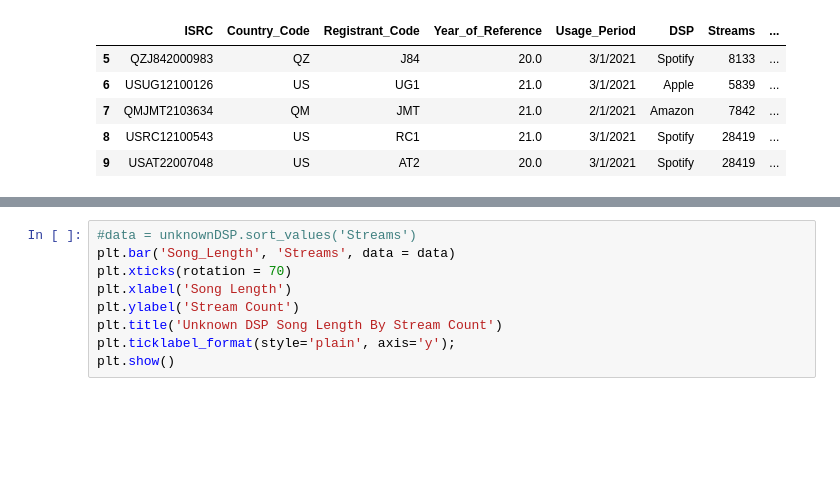
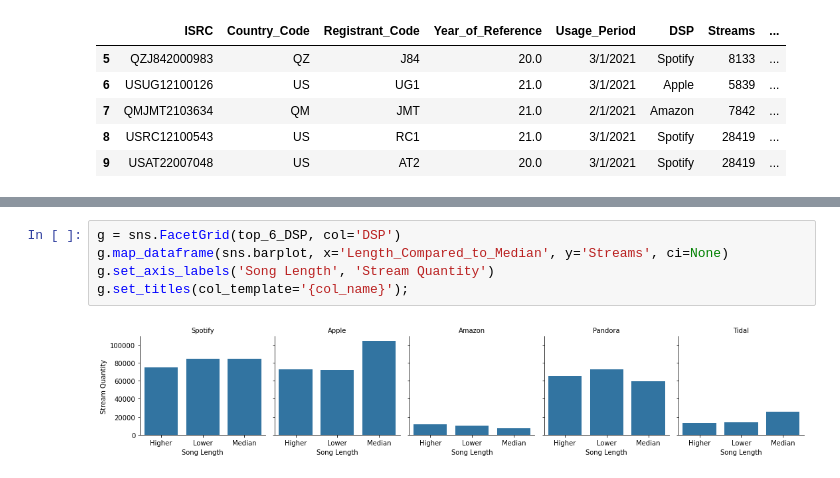
Before and after one commit to LJRollerII/mlc-project-napster, a Jupyter notebook: notebook/mlc_dsp.ipynb, the cells around one changed output, grey strips where cells are left out. Cells and saved outputs as stored; diff of their text form; blank space fills up the shorter version.

```diff
--- a/notebook/mlc_dsp.ipynb
+++ b/notebook/mlc_dsp.ipynb
@@ -1273,9 +1079,7 @@ plt.show()
-# %%
-#data = unknownDSP.sort_values('Streams')
-plt.bar('Song_Length', 'Streams', data = data)
-plt.xticks(rotation = 70)
-plt.xlabel('Song Length')
-plt.ylabel('Stream Count')
-plt.title('Unknown DSP Song Length By Stream Count')
-plt.ticklabel_format(style='plain', axis='y');
-plt.show()
+# %%
+g = sns.FacetGrid(top_6_DSP, col='DSP')
+g.map_dataframe(sns.barplot, x='Length_Compared_to_Median', y='Streams', ci=None)
+g.set_axis_labels('Song Length', 'Stream Quantity')
+g.set_titles(col_template='{col_name}');
+# %% [output]
+[figure, added]
```
Also changed, not shown: parts of 87 cells of this notebook.
